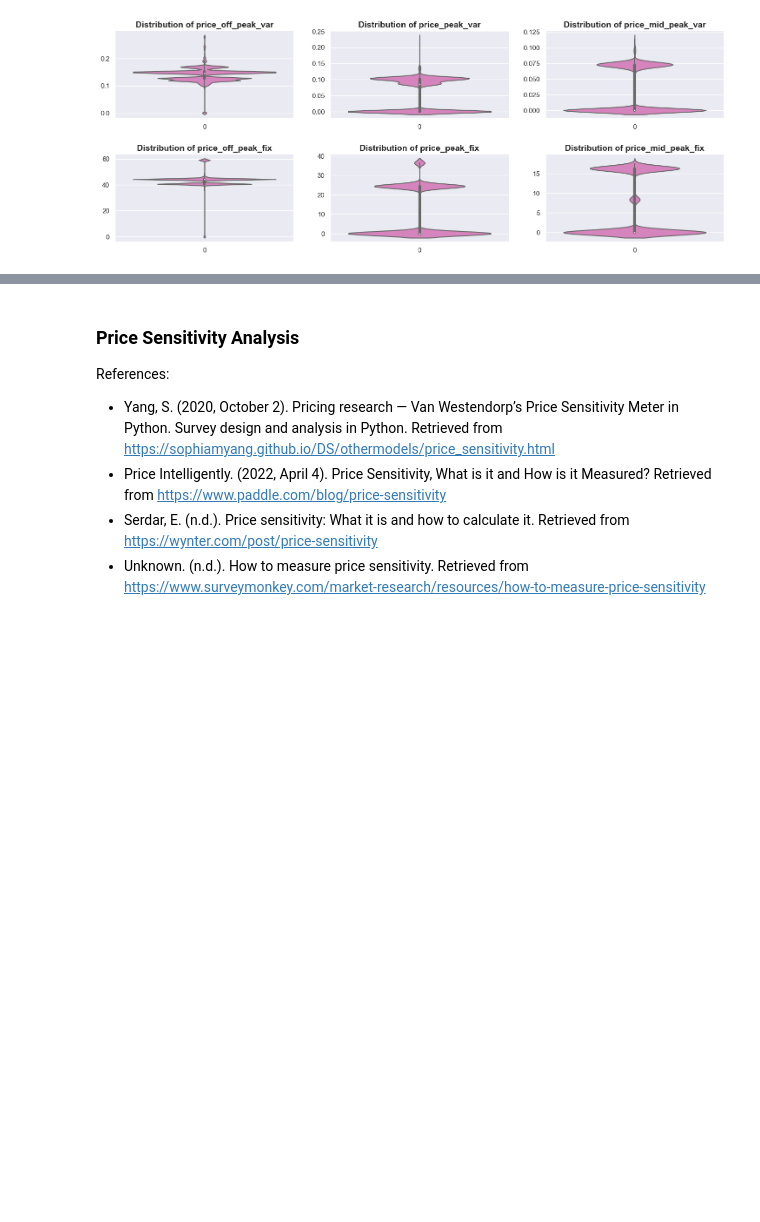
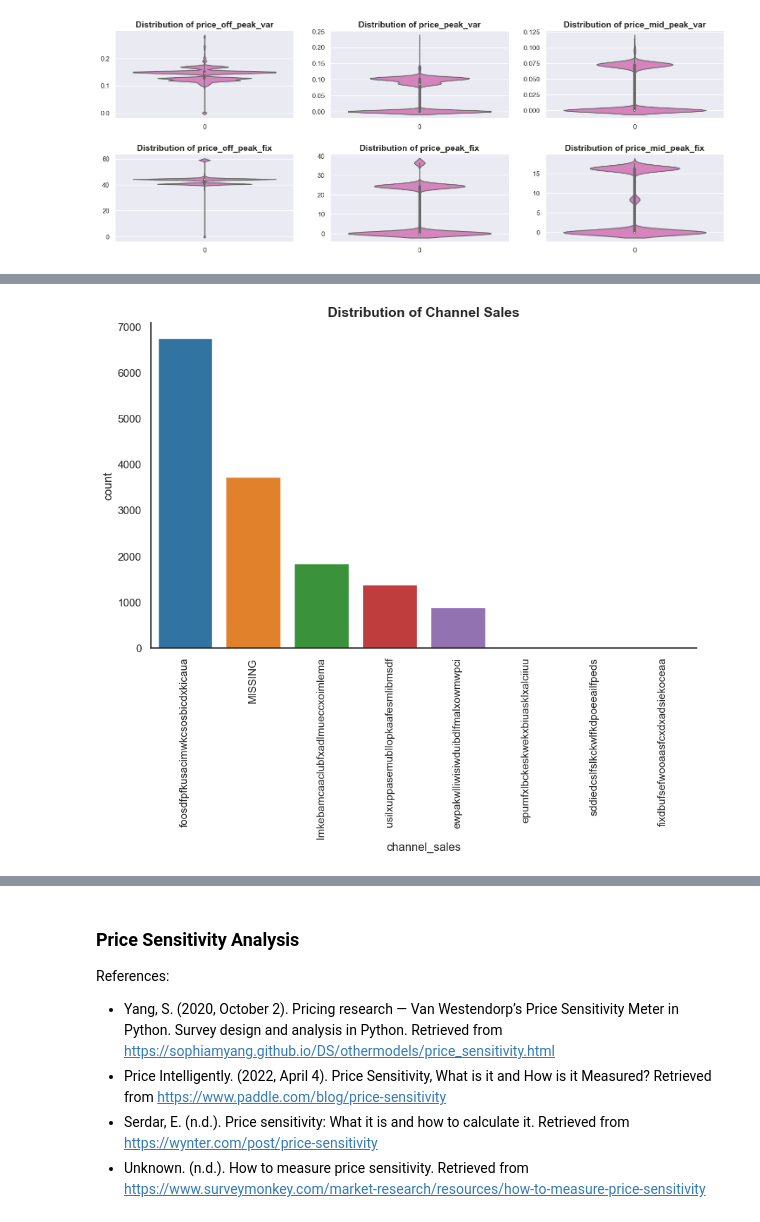
Before and after one commit to sabirinID/BCG-Data-Science-Virtual-Internship, a Jupyter notebook: Files/2-Exploratory-Data-Analysis/Task 2 - Exploratory Data Analysis.ipynb, the cells around one changed output, grey strips where cells are left out. Cells and saved outputs as stored; diff of their text form; code cells hidden in the pictures; blank space fills up the shorter version.

```diff
--- a/Files/2-Exploratory-Data-Analysis/Task 2 - Exploratory Data Analysis.ipynb
+++ b/Files/2-Exploratory-Data-Analysis/Task 2 - Exploratory Data Analysis.ipynb
@@ -556,0 +631,15 @@ plt.show()
+# %%
+def plot_cat_univar(x, feature_name):
+    plt.figure(figsize=(10, 6))
+    sns.set(style='white', palette='tab10')
+
+    sns.countplot(x=x)
+    sns.despine()
+    plt.xticks(rotation=90)
+    plt.title(f'Distribution of {feature_name}', fontsize=14, weight='bold')
+
+    plt.show()
+# %%
+plot_cat_univar(client_df['channel_sales'], 'Channel Sales')
+# %% [output]
+[figure, added]
```
Also changed, not shown: parts of 54 cells of this notebook.
